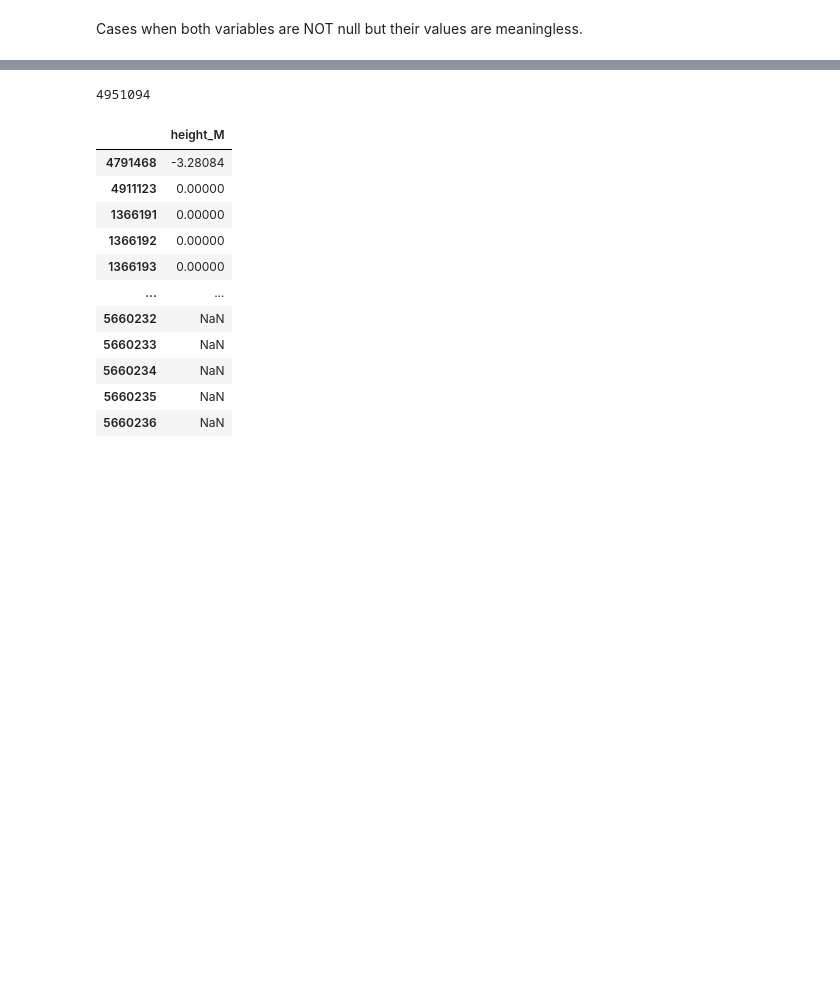
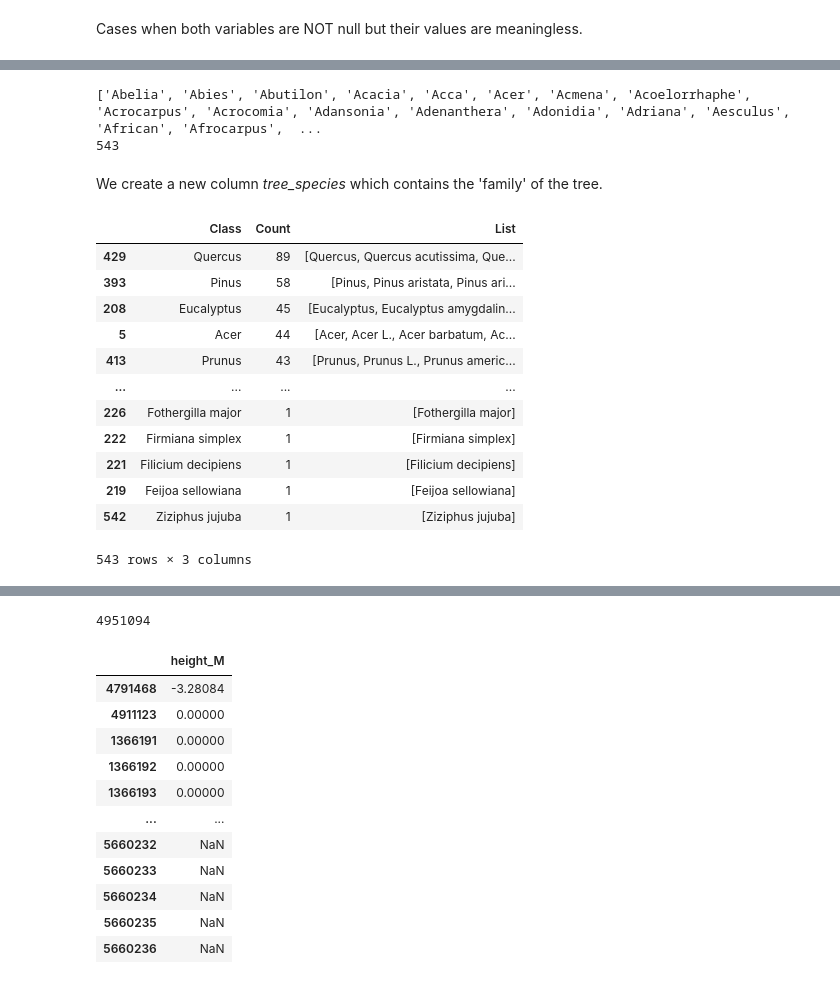
Before and after one commit to VittorioBartolomeoSecondin/DVIS-CAValli_Team, a Jupyter notebook: Assignment1 - Preprocessing.ipynb, the cells around one changed output, grey strips where cells are left out. Saved outputs shown, nothing was run; the diff lists cells and outputs as text; code cells hidden in the pictures; blank space fills up the shorter version.

```diff
--- a/Assignment1 - Preprocessing.ipynb
+++ b/Assignment1 - Preprocessing.ipynb
@@ -394,5 +404,2 @@ tree_dataset.loc[tree_dataset['scientific_name']=='Red Sea']
 # %% [markdown]
 Cases when both variables are NOT null but their values are meaningless.
-# %%
-tree_dataset['common_name'] = tree_dataset['scientific_name'].replace('Tree', None)
-tree_dataset['scientific_name'] = tree_dataset['scientific_name'].replace('Tree', None)
@@ -398,0 +466,4 @@ tree_dataset['scientific_name'] = tree_dataset['scientific_name'].replace('Tree'
+# %%
+tree_dataset['scientific_name'] = tree_dataset.apply(lambda row: common_dict[row['common_name']][0]
+                                                     if (pd.isnull(row['scientific_name']) and row['common_name'] in common_dict)
+                                                     else row['scientific_name'], axis=1)
@@ -398,0 +626,37 @@ tree_dataset['scientific_name'] = tree_dataset['scientific_name'].replace('Tree'
+# %%
+species = list(set([s.split()[0] for s in list(scientific_dict.keys())]))
+species.sort()
+print(species)
+print(len(species))
+# %% [output]
+['Abelia', 'Abies', 'Abutilon', 'Acacia', 'Acca', 'Acer', 'Acmena', 'Acoelorrhaphe', 'Acrocarpus', 'Acrocomia', 'Adansonia', 'Adenanthera', 'Adonidia', 'Adriana', 'Aesculus', 'African', 'Afrocarpus',  ...
+543
+# %% [markdown]
+We create a new column *tree_species* which contains the 'family' of the tree.
+# %%
+species_df = pd.DataFrame(columns=['Class', 'Count', 'List'])
+
+for specie in species:
+    pattern = re.compile(rf'\b({specie}\b|{specie} )')
+    matching_keys = [key for key in scientific_dict if pattern.match(key)]
+    if len(matching_keys) == 1:
+        specie = matching_keys[0]
+    df = pd.DataFrame({'Class': [specie], 'Count': [len(matching_keys)], 'List': [matching_keys]})
+    species_df = pd.concat([species_df, df], ignore_index=True)
+    tree_dataset.loc[tree_dataset['scientific_name'].isin(matching_keys), 'tree_species'] = specie
+species_df_ordered = species_df.sort_values(by='Count', ascending=False)
+species_df_ordered
+# %% [output]
+|  | Class | Count | List |
+| 429 | Quercus | 89 | [Quercus, Quercus acutissima, Que... |
+| 393 | Pinus | 58 | [Pinus, Pinus aristata, Pinus ari... |
+| 208 | Eucalyptus | 45 | [Eucalyptus, Eucalyptus amygdalin... |
+| 5 | Acer | 44 | [Acer, Acer L., Acer barbatum, Ac... |
+| 413 | Prunus | 43 | [Prunus, Prunus L., Prunus americ... |
+| ... | ... | ... | ... |
+| 226 | Fothergilla major | 1 | [Fothergilla major] |
+| 222 | Firmiana simplex | 1 | [Firmiana simplex] |
+| 221 | Filicium decipiens | 1 | [Filicium decipiens] |
+| 219 | Feijoa sellowiana | 1 | [Feijoa sellowiana] |
+| 542 | Ziziphus jujuba | 1 | [Ziziphus jujuba] |
+543 rows × 3 columns
```
Also changed, not shown: parts of 56 cells of this notebook.
